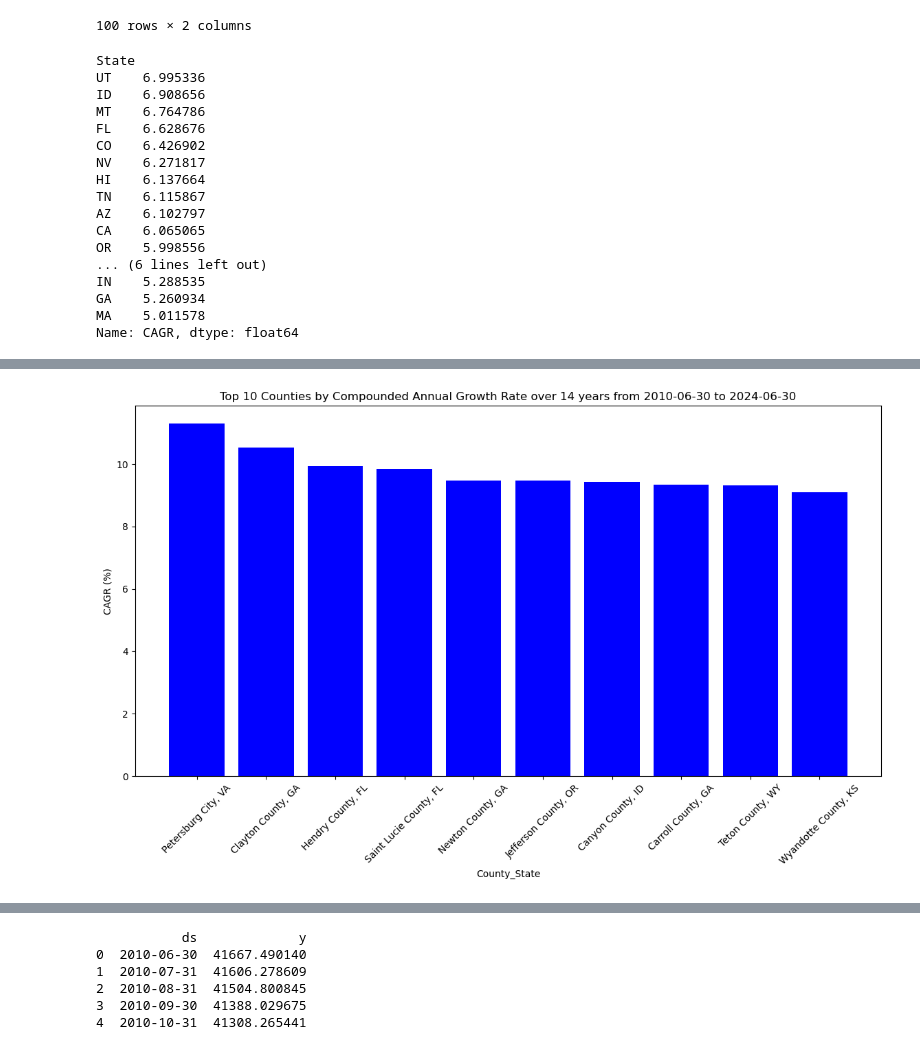
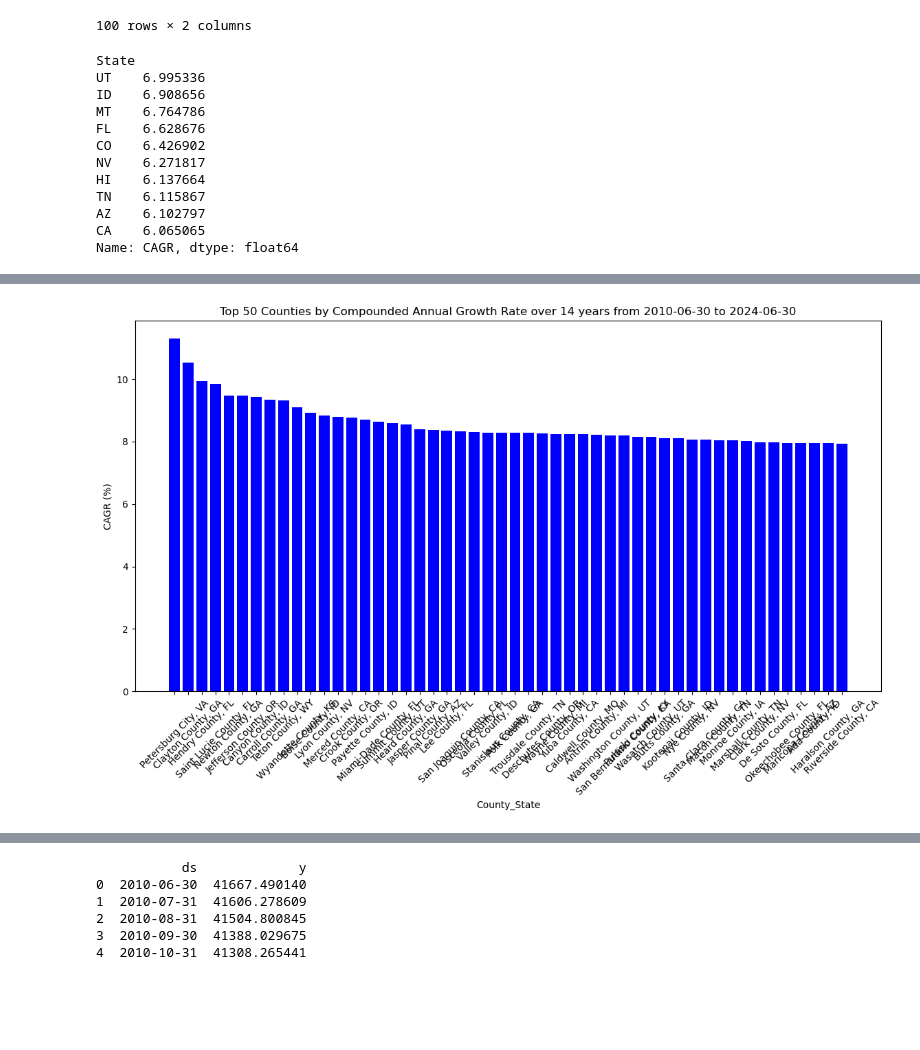
Before and after one commit to dfquinn23/Project_1, a Jupyter notebook: Zillow/home_values_county.ipynb, the cells around one changed output, grey strips where cells are left out. Cells and saved outputs as stored; diff of their text form; code cells hidden in the pictures; blank space fills up the shorter version.

```diff
--- a/Zillow/home_values_county.ipynb
+++ b/Zillow/home_values_county.ipynb
@@ -193,7 +197,7 @@ average_cagr_per_state = my_df.groupby('State')['CAGR'].mean()
 sorted_states_by_growth = average_cagr_per_state.sort_values(ascending=False)
 
 # Print the sorted states by growth
-sorted_states_by_growth.head(20)
+sorted_states_by_growth.head(10)
 # %% [output]
 State
 UT    6.995336
@@ -206,15 +210,10 @@ HI    6.137664
 TN    6.115867
 AZ    6.102797
 CA    6.065065
-OR    5.998556
-... (6 lines left out)
-IN    5.288535
-GA    5.260934
-MA    5.011578
 Name: CAGR, dtype: float64
 # %%
 # top counties for visualization
-n = 10 # number of counties to display
+n = 50 # number of counties to display
 top_counties = home_value_CAGR.head(n)
 print(top_counties)
 
@@ -247,4 +252,4 @@ plt.show()
-[figure, old version]
+[figure, new version]
 # %%
 # Extract the 'County_State' information
 index_of_county = 0
```
Also changed, not shown: parts of 10 cells of this notebook.
